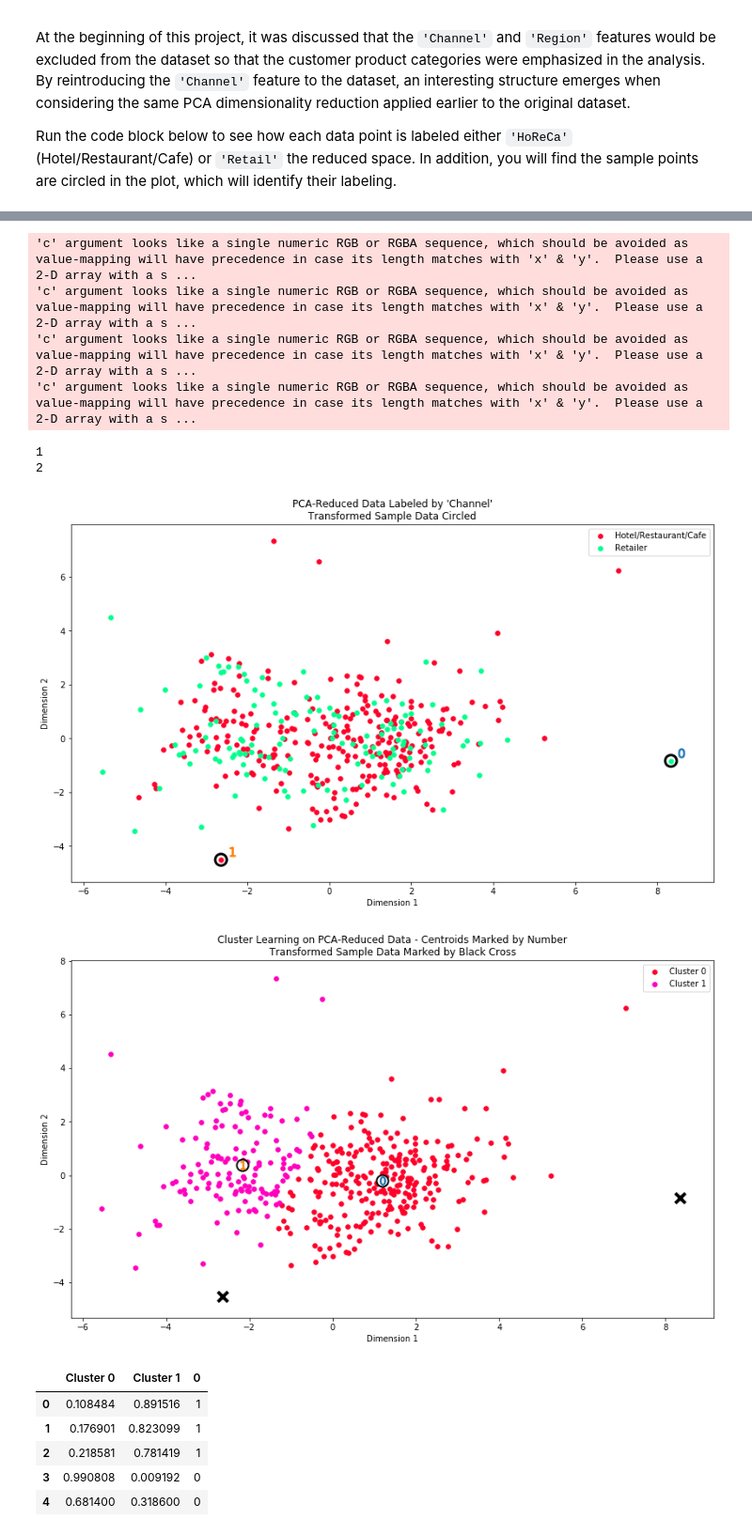
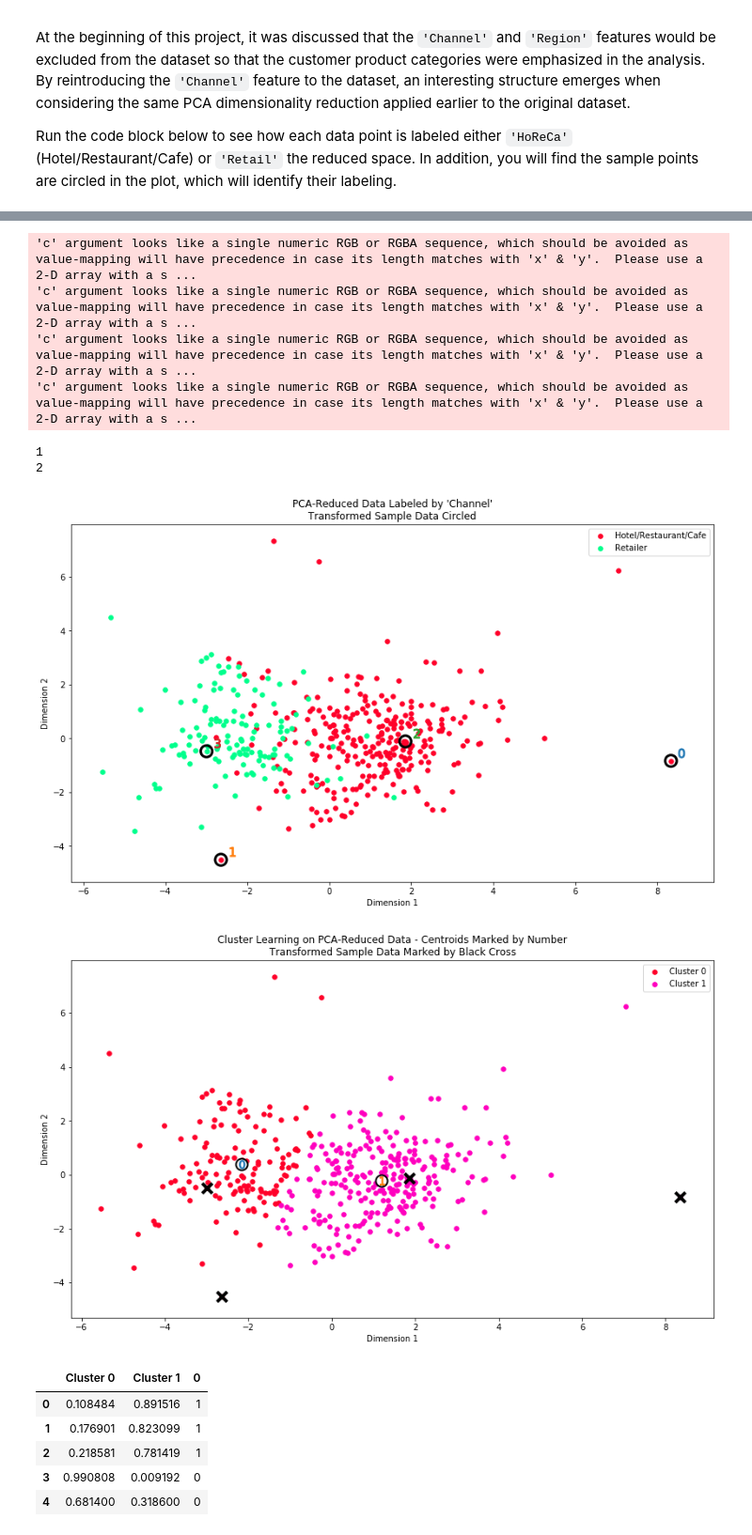
Before and after one commit to samiriff/MLND-customer-segments, a Jupyter notebook: customer_segments.ipynb, the cells around one changed output, grey strips where cells are left out. Shown at 94% size. Drawn from its saved outputs; the diff is of its cells as text; code cells hidden in the pictures.

Commit message:
Incorporated review comments by selecting better sample points and fixed an issue with the channel plot

```diff
--- a/customer_segments.ipynb
+++ b/customer_segments.ipynb
@@ -75,7 +75,7 @@ g = sns.pairplot(data)
 To get a better understanding of the customers and how their data will transform through the analysis, it would be best to select a few sample data points and explore them in more detail. In the code block below, add **three** indices of your choice to the `indices` list which will represent the customers to track. It is suggested to try different sets of samples until you obtain customers that vary significantly from one another.
 # %%
 # TODO: Select three indices of your choice you wish to sample from the dataset
-indices = [75, 181, 183]
+indices = [75, 181, 222, 306]
 
 # Create a DataFrame of the chosen samples
 samples = pd.DataFrame(data.loc[indices], columns = data.keys()).reset_index(drop = True)
@@ -465,8 +473,6 @@ good_data = log_data.drop(log_data.index[final_outliers]).reset_index(drop = Tru
 good_data.shape
 # %% [output]
 (403, 6)
-# %%
-log_samples = log_samples.drop(2)
 # %% [markdown]
 ### Question 4
 * Are there any data points considered outliers for more than one feature based on the definition above?
@@ -1047,17 +1100,17 @@ def channel_results(reduced_data, outliers, pca_samples):
     ax.set_title("PCA-Reduced Data Labeled by 'Channel'\nTransformed Sample Data Circled");
 # %%
 # Display the clustering results based on 'Channel' data
-channel_results(reduced_data, [], pca_samples)
+channel_results(reduced_data, final_outliers, pca_samples)
 vs.cluster_results(reduced_data, preds, centers, pca_samples)
 # %% [output]
 'c' argument looks like a single numeric RGB or RGBA sequence, which should be avoided as value-mapping will have precedence in case its length matches with 'x' & 'y'.  Please use a 2-D array with a s ...
 'c' argument looks like a single numeric RGB or RGBA sequence, which should be avoided as value-mapping will have precedence in case its length matches with 'x' & 'y'.  Please use a 2-D array with a s ...
 'c' argument looks like a single numeric RGB or RGBA sequence, which should be avoided as value-mapping will have precedence in case its length matches with 'x' & 'y'.  Please use a 2-D array with a s ...
 'c' argument looks like a single numeric RGB or RGBA sequence, which should be avoided as value-mapping will have precedence in case its length matches with 'x' & 'y'.  Please use a 2-D array with a s ...
 1
 2
-[figure, old version]
+[figure, new version]
-[figure, old version]
+[figure, new version]
 # %%
 reduced_data_probabilities = pd.DataFrame(clusterer.predict_proba(reduced_data), columns=['Cluster 0', 'Cluster 1'])
 reduced_data_predictions = pd.DataFrame(clusterer.predict(reduced_data))
```
Also changed, not shown: parts of 23 cells of this notebook.
